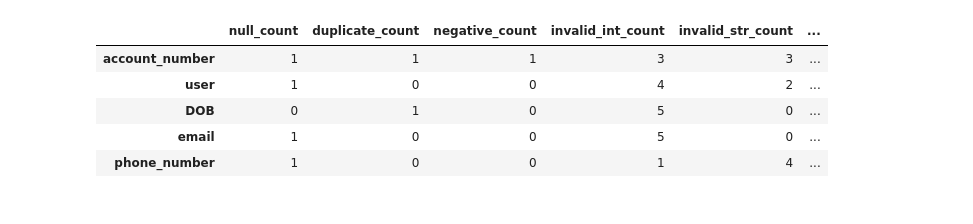
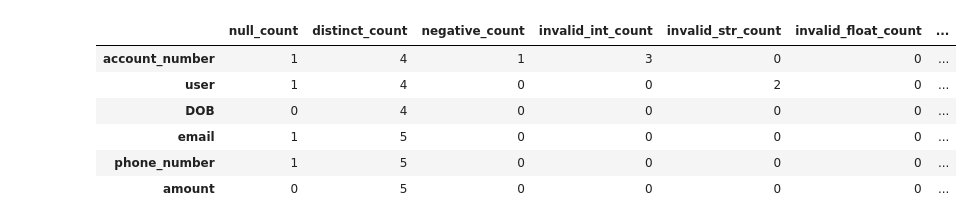
Before and after one commit to Ngawang-Gurung/eXtensoData, a Jupyter notebook: Python Tasks/Data Integrity/notebooks/data_integrity_summary.ipynb, the cells around one changed output. Saved outputs shown, nothing was run; the diff lists cells and outputs as text; code cells hidden in the pictures.

```diff
--- a/Python Tasks/Data Integrity/notebooks/data_integrity_summary.ipynb
+++ b/Python Tasks/Data Integrity/notebooks/data_integrity_summary.ipynb
@@ -1,15 +26,6 @@
 # %%
 import pandas as pd
-import numpy as np
 import re
-
-df = pd.DataFrame( {
-    'account_number': [1, 1, -3.0, 'four', '' ],
-    'user': ['Alice', 2, 'Charlie', np.nan, 'Ethan'],
-    'DOB': ['2020-01-01', '2021-12-31', 'June 5, 2024', '2021-12-31', '!'],
-    'email': ['alice@mail.com', '', 'charlie@mail.com', 'david@example.com', 'notamaile@com'],
-    'phone_number': [101212121, '', 12121122, 7777777, 712232132]
-})
 
 class DataIntegritySummary:
 
@@ -20,32 +36,40 @@ class DataIntegritySummary:
     def replace_disguised_missing(self):
         self.df.replace(to_replace=['', ' ', 'N/A'], value=('missing'), inplace = True)
 
+    def valid_email(self, email):
+        regex = r'^[a-zA-Z0-9_.+-]+@[a-zA-Z0-9-]+\.[a-zA-Z0-9-.]+$'
+        return bool(re.fullmatch(regex, email))
+
+    def valid_phone(self, phone):
+        regex = r'^[0-9-]{7,12}'
+        return bool(re.fullmatch(regex, str(phone)))
+
     def null_check(self, column):
         null_count = self.df[column].isna().sum() + self.df[column].apply(lambda x: 1 if x == 'missing' else 0).sum()
         is_null = 1 if null_count else 0
         return null_count, is_null
 
-    def duplicate_check(self, column):
-        duplicate_count = self.df.duplicated(subset=[column]).sum()
-        is_duplicate = 1 if duplicate_count else 0
-        return duplicate_count, is_duplicate
+    def distinct_check(self, column):
+        distinct_count = self.df[column].nunique()
+        is_distinct = 1 if distinct_count == self.df.shape[0] else 0
+        return distinct_count, is_distinct
 
     def negative_check(self, column):
-        return self.df[column].apply(lambda x: 1 if isinstance(x, (int, float)) and x < 0 else 0).sum()
+        return self.df[column].apply(lambda x: isinstance(x, (int, float)) and x < 0).sum()
 
     def integer_check(self, column):
         invalid_int_count = self.df[column].apply(lambda x: not isinstance(x, int)).sum()
-        is_int = 1 if invalid_int_count==0 else 0
+        is_int = 1 if not invalid_int_count else 0
         return invalid_int_count, is_int
 
     def string_check(self, column):
         invalid_str_count = self.df[column].apply(lambda x: not isinstance(x, str)).sum()
-        is_str = 1 if invalid_str_count ==0 else 0
+        is_str = 1 if not invalid_str_count else 0
         return invalid_str_count, is_str
 
     def float_check(self, column):
         invalid_float_count = self.df[column].apply(lambda x: not isinstance(x, float)).sum()
-        is_float = 1 if invalid_float_count ==0 else 0
+        is_float = 1 if not invalid_float_count else 0
         return invalid_float_count, is_float
 
     def date_check(self, column):
@@ -54,45 +78,38 @@ class DataIntegritySummary:
         return invalid_date_count, is_date
 
     def email_check(self, column):
-        email_count = self.df[column].apply(lambda x: self.valid_email(x) if isinstance(x, str) else False).sum()
-        is_email = 1 if email_count == self.df.shape[0] else 0
-        return email_count, is_email
-
-    def valid_email(self, email):
-        regex = r'^[a-zA-Z0-9_.+-]+@[a-zA-Z0-9-]+\.[a-zA-Z0-9-.]+$'
-        return bool(re.fullmatch(regex, email))
+        invalid_email_count = self.df[column].apply(lambda x: not self.valid_email(x) if isinstance(x, str) else True).sum()
+        is_email = 1 if not invalid_email_count else 0
+        return invalid_email_count, is_email
 
     def phone_check(self, column):
-        phone_count = self.df[column].apply(lambda x: self.valid_phone(x) if isinstance(x, int) else False).sum()
-        is_phone = 1 if phone_count == self.df.shape[0] else 0
-        return phone_count, is_phone
+        invalid_phone_count = self.df[column].apply(lambda x: not self.valid_phone(x) if isinstance(x, int) else True).sum()
+        is_phone = 1 if not invalid_phone_count else 0
+        return invalid_phone_count, is_phone
 
-    def valid_phone(self, phone):
-        regex = r'^[0-9-]{7,12}'
-        return bool(re.fullmatch(regex, str(phone)))
+    def integrity_check(self, column, expected_type):
 
-    def integrity_check_df(self, column):
         null_result = self.null_check(column)
-        duplicate_result = self.duplicate_check(column)
-        integer_result = self.integer_check(column)
-        string_result = self.string_check(column)
-        float_result = self.float_check(column)
-        date_result = self.date_check(column)
-        email_result = self.email_check(column)
-        phone_result = self.phone_check(column)
+        distinct_result = self.distinct_check(column)
+        integer_result = self.integer_check(column) if expected_type == 'int' else (0,0)
+        string_result = self.string_check(column) if expected_type == 'str' else (0,0)
+        float_result = self.float_check(column) if expected_type == 'float' else (0,0)
+        date_result = self.date_check(column) if expected_type == 'date' else (0,0)
+        email_result = self.email_check(column) if expected_type == 'email' else (0,0)
+        phone_result = self.phone_check(column) if expected_type == 'phone' else (0,0)
 
         results = {
             'null_count': null_result[0],
-            'duplicate_count': duplicate_result[0],
+            'distinct_count': distinct_result[0],
             'negative_count': self.negative_check(column),
             'invalid_int_count': integer_result[0],
             'invalid_str_count': string_result[0],
             'invalid_float_count': float_result[0],
             'invalid_date_count': date_result[0],
-            'email_count': email_result[0],
-            'phone_count': phone_result[0],
+            'invalid_email_count': email_result[0],
+            'invalid_phone_count': phone_result[0],
             'has_null': null_result[1],
-            'has_duplicate': duplicate_result[1],
+            'is_distinct': distinct_result[1],
             'is_int': integer_result[1],
             'is_str': string_result[1],
             'is_float': float_result[1],
@@ -102,9 +119,10 @@ class DataIntegritySummary:
         }
         return pd.DataFrame(results, index=[column])
 
+print(f"The shape of df is {df.shape}")
+print(f"The number of duplicated rows is {df.duplicated().sum()}")
 
 integrity_checker = DataIntegritySummary(df)
-
-summary_df = pd.concat([integrity_checker.integrity_check_df(column) for column in df.columns])
+summary_df = pd.concat([integrity_checker.integrity_check(column, expected_types[column]) for column in df.columns])
 summary_df
 # %% [output]
@@ -111,6 +131,7 @@ summary_df
-|  | null_count | duplicate_count | negative_count | invalid_int_count | invalid_str_count | ... |
-| account_number | 1 | 1 | 1 | 3 | 3 | ... |
-| user | 1 | 0 | 0 | 4 | 2 | ... |
-| DOB | 0 | 1 | 0 | 5 | 0 | ... |
-| email | 1 | 0 | 0 | 5 | 0 | ... |
-| phone_number | 1 | 0 | 0 | 1 | 4 | ... |
+|  | null_count | distinct_count | negative_count | invalid_int_count | invalid_str_count | invalid_float_count | ... |
+| account_number | 1 | 4 | 1 | 3 | 0 | 0 | ... |
+| user | 1 | 4 | 0 | 0 | 2 | 0 | ... |
+| DOB | 0 | 4 | 0 | 0 | 0 | 0 | ... |
+| email | 1 | 5 | 0 | 0 | 0 | 0 | ... |
+| phone_number | 1 | 5 | 0 | 0 | 0 | 0 | ... |
+| amount | 0 | 5 | 0 | 0 | 0 | 0 | ... |
```
Also changed, not shown: parts of 10 cells of this notebook, 7 other files.
